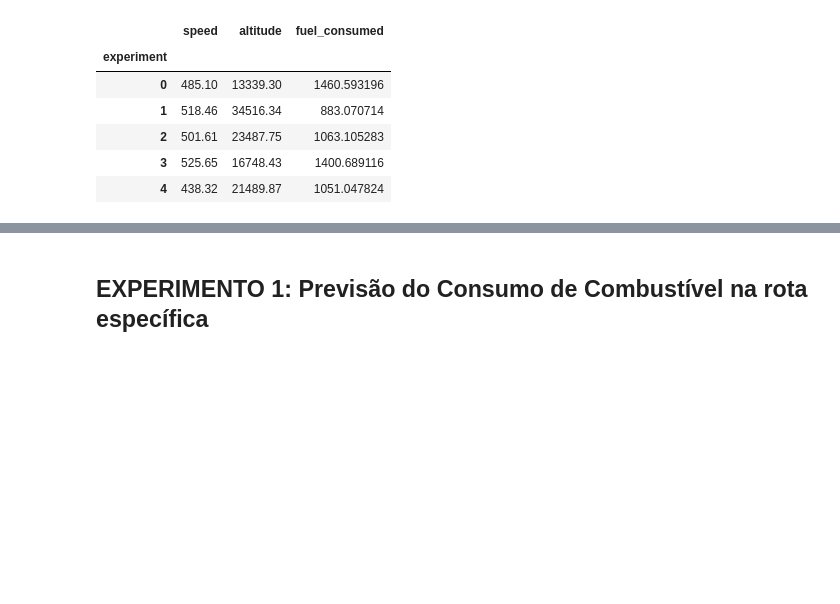
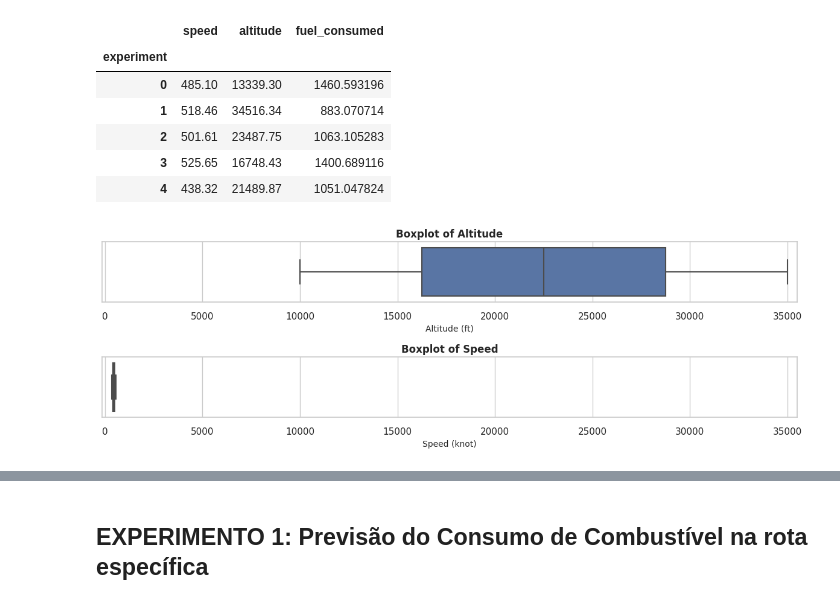
Before and after one commit to lucasll37/scientific-article-navigation-fighter-plane, a Jupyter notebook: nav_demo.ipynb, the cells around one changed output, grey strips where cells are left out. Saved outputs shown, nothing was run; the diff lists cells and outputs as text; code cells hidden in the pictures; blank space fills up the shorter version.

```diff
--- a/nav_demo.ipynb
+++ b/nav_demo.ipynb
@@ -45,3 +45,45 @@ df_nav.head(5)
 | 2 | 501.61 | 23487.75 | 1063.105283 |
 | 3 | 525.65 | 16748.43 | 1400.689116 |
 | 4 | 438.32 | 21489.87 | 1051.047824 |
+# %%
+df_nav["speed_without_mean"] = df_nav["speed"] - df_nav["speed"].mean()
+# %%
+df_nav["altitude_without_mean"] = df_nav["altitude"] - df_nav["altitude"].mean()
+# %%
+df_nav["speed_without_mean_div_std"] = (df_nav["speed"] - df_nav["speed"].mean()) / df_nav["speed"].std()
+# %%
+df_nav["altitude_without_mean_div_std"] = (df_nav["altitude"] - df_nav["altitude"].mean()) / df_nav["altitude"].std()
+# %%
+import seaborn as sns
+import matplotlib.pyplot as plt
+
+# Definindo o estilo do gráfico
+sns.set(style="whitegrid")
+
+# Criando uma nova figura para os boxplots
+plt.figure(figsize=(12, 4))
+
+min_value = min(df_nav["speed"].min() - 500, df_nav["altitude"].min() - 500)
+max_value = max(df_nav["speed"].max() + 500, df_nav["altitude"].max() + 500)
+
+# Criando o boxplot para altitude_without_mean_div_std
+plt.subplot(2, 1, 1)  # 1 linha, 2 colunas, posição 2
+sns.boxplot(x=df_nav["altitude"])
+plt.title('Boxplot of Altitude', fontsize=12, fontweight='bold')
+plt.xlim(min_value, max_value)  # Definindo os mesmos limites para o eixo x
+plt.xlabel("Altitude (ft)", fontsize=10)
+
+# Criando o boxplot para speed_without_mean_div_std
+plt.subplot(2, 1, 2)  # 1 linha, 2 colunas, posição 1
+sns.boxplot(x=df_nav["speed"])
+plt.title('Boxplot of Speed', fontsize=12, fontweight='bold')
+plt.xlim(min_value, max_value)  # Definindo os mesmos limites para o eixo x
+plt.xlabel("Speed (knot)", fontsize=10)
+
+# Mostrando o gráfico
+plt.tight_layout()
+
+plt.savefig('boxplot1.png')
+plt.show()
+# %% [output]
+[figure, added]
```
Also changed, not shown: parts of 36 cells of this notebook, 2 other files.
